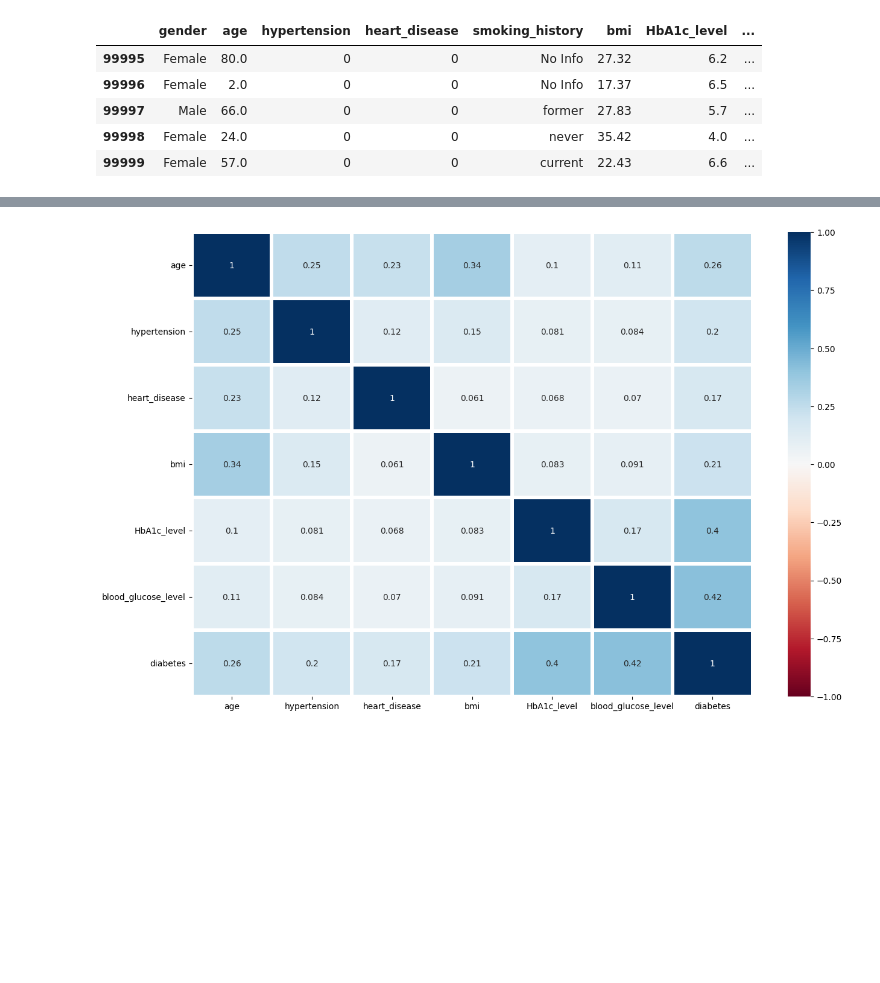
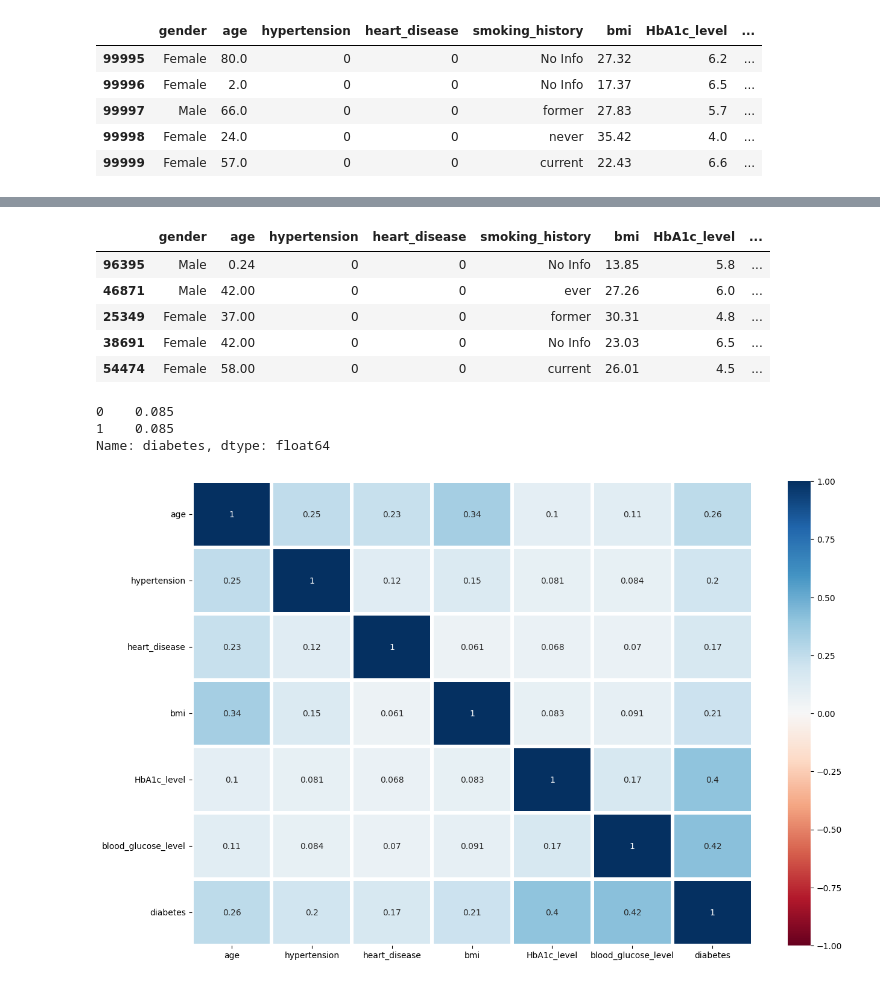
Before and after one commit to PedroHudson/PUC_aulas, a Jupyter notebook: MVP_teste.ipynb, the cells around one changed output, grey strips where cells are left out. Saved outputs shown, nothing was run; the diff lists cells and outputs as text; code cells hidden in the pictures; blank space fills up the shorter version.

```diff
--- a/MVP_teste.ipynb
+++ b/MVP_teste.ipynb
@@ -106,3 +120,22 @@ dataset.tail()
+# %%
+neg_diab = dataset[dataset['diabetes']==0].sample(8500)
+pos_diab = dataset[dataset['diabetes']==1]
+dataset_balanceado = pd.concat([neg_diab,pos_diab],axis=0)
+dataset_balanceado.head()
+# %% [output]
+|  | gender | age | hypertension | heart_disease | smoking_history | bmi | HbA1c_level | ... |
+| 96395 | Male | 0.24 | 0 | 0 | No Info | 13.85 | 5.8 | ... |
+| 46871 | Male | 42.00 | 0 | 0 | ever | 27.26 | 6.0 | ... |
+| 25349 | Female | 37.00 | 0 | 0 | former | 30.31 | 4.8 | ... |
+| 38691 | Female | 42.00 | 0 | 0 | No Info | 23.03 | 6.5 | ... |
+| 54474 | Female | 58.00 | 0 | 0 | current | 26.01 | 4.5 | ... |
+# %%
+dataset_dist = dataset_balanceado['diabetes'].value_counts()/len(dataset)
+dataset_dist
+# %% [output]
+0    0.085
+1    0.085
+Name: diabetes, dtype: float64
 # %%
 # Grafico de correlação com Seaborn
 plt.figure(figsize = (15,10))
```
Also changed, not shown: parts of 6 cells of this notebook.
